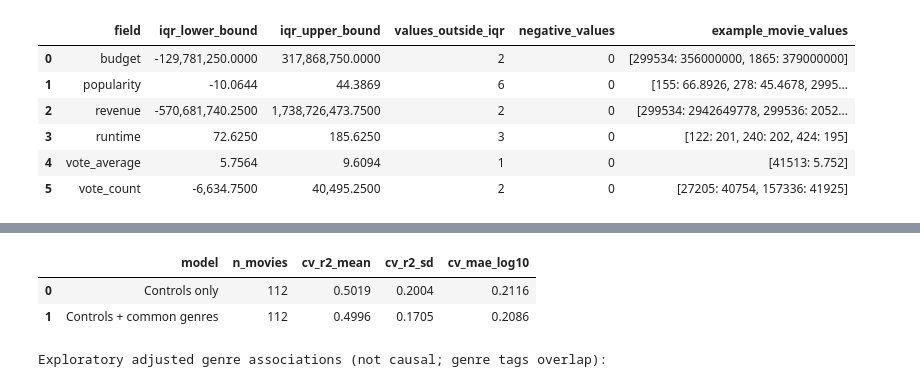
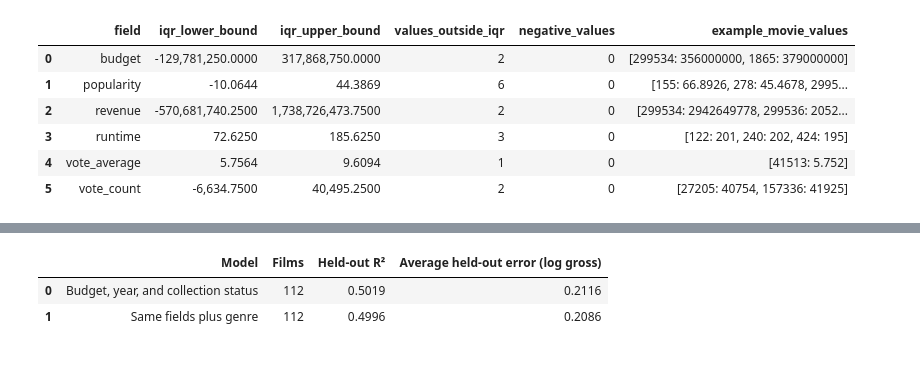
Before and after one commit to ishola-amalitech/streamvault, a Jupyter notebook: notebooks/03_eda_movie_data.ipynb, the cells around one changed output, grey strips where cells are left out. Saved outputs shown, nothing was run; the diff lists cells and outputs as text; code cells hidden in the pictures.

```diff
--- a/notebooks/03_eda_movie_data.ipynb
+++ b/notebooks/03_eda_movie_data.ipynb
@@ -1466,41 +873,40 @@ A category can appear valuable because it tends to occur in newer, higher-budget
 # %%
-# Focus on genres appearing in at least 15 cached movies; keep the cutoff visible and inspect group counts above.
-minimum_genre_movies = 15
-selected_genres = genre_counts.loc[genre_counts.ge(minimum_genre_movies)].index.tolist()
-genre_wide = pd.crosstab(genre_links["movie_id"], genre_links["genre_name"]).reindex(columns=selected_genres, fill_value=0)
-genre_wide.columns = [f"genre_{name.replace(' ', '_')}" for name in genre_wide.columns]
+import numpy as np
+from sklearn.linear_model import LinearRegression
+from sklearn.model_selection import KFold, cross_validate
 
-model_frame = movies[["movie_id", "log_revenue", "log_budget", "release_year", "has_collection"]].merge(
-    genre_wide, left_on="movie_id", right_index=True, how="left"
-)
-genre_feature_columns = list(genre_wide.columns)
-model_frame[genre_feature_columns] = model_frame[genre_feature_columns].fillna(0)
-model_frame = model_frame.dropna(subset=["log_revenue", "log_budget", "release_year"])
-model_frame["has_collection"] = model_frame["has_collection"].astype(int)
-
-control_columns = ["log_budget", "release_year", "has_collection"]
-full_feature_columns = control_columns + genre_feature_columns
-X_control = model_frame[control_columns].to_numpy(dtype=float)
-X_genres = model_frame[full_feature_columns].to_numpy(dtype=float)
-y_log_revenue = model_frame["log_revenue"].to_numpy(dtype=float)
-cv = KFold(n_splits=5, shuffle=True, random_state=42)
-
-model_comparison = []
-for label, X in (("Controls only", X_control), ("Controls + common genres", X_genres)):
-    r2 = cross_val_score(make_pipeline(StandardScaler(), LinearRegression()), X, y_log_revenue, cv=cv, scoring="r2")
-    mae = cross_val_score(make_pipeline(StandardScaler(), LinearRegression()), X, y_log_revenue, cv=cv, scoring="neg_mean_absolute_error")
-    model_comparison.append({"model": label, "n_movies": len(model_frame), "cv_r2_mean": r2.mean(),
-                             "cv_r2_sd": r2.std(), "cv_mae_log10": -mae.mean()})
-display(pd.DataFrame(model_comparison).round(4))
-
-full_model = LinearRegression().fit(X_genres, y_log_revenue)
-genre_effects = pd.DataFrame({"feature": full_feature_columns, "coefficient_log10_revenue": full_model.coef_})
-genre_effects = genre_effects.loc[genre_effects["feature"].str.startswith("genre_")].copy()
-genre_effects["approx_percent_difference_vs_no_tag"] = (10 ** genre_effects["coefficient_log10_revenue"] - 1) * 100
-print("Exploratory adjusted genre associations (not causal; genre tags overlap):")
-display(genre_effects.sort_values("coefficient_log10_revenue", ascending=False).round(3))
+# Fit both versions on the same films so any difference comes from adding the tags.
+model_films = films.dropna(subset=["budget", "revenue", "release_year"]).set_index("movie_id")
+genre_flags = pd.crosstab(genre_links["movie_id"], genre_links["genre_id"])
+genre_flags = genre_flags.reindex(index=model_films.index, fill_value=0)
+common_genres = genre_flags.loc[:, genre_flags.sum().ge(15)]
+if len(model_films) < 10 or common_genres.empty:
+    print("Too few films or common tags to compare the two models.")
+else:
+    controls = pd.DataFrame({
+        "log_budget": np.log10(model_films["budget"]),
+        "release_year": model_films["release_year"],
+        "has_collection": model_films["collection_id"].notna(),
+    })
+    target = np.log10(model_films["revenue"])
+    folds = KFold(n_splits=5, shuffle=True, random_state=42)
+    model_results = []
+    for label, features in (
+        ("Budget, year, and collection status", controls),
+        ("Same fields plus genre", controls.join(common_genres, validate="one_to_one")),
+    ):
+        scores = cross_validate(
+            LinearRegression(), features.to_numpy(dtype=float), target, cv=folds,
+            scoring={"r2": "r2", "error": "neg_mean_absolute_error"},
+        )
+        model_results.append({
+            "Model": label,
+            "Films": len(model_films),
+            "Held-out R²": scores["test_r2"].mean(),
+            "Average held-out error (log gross)": -scores["test_error"].mean(),
+        })
+    display(pd.DataFrame(model_results).round(4))
 # %% [output]
-|  | model | n_movies | cv_r2_mean | cv_r2_sd | cv_mae_log10 |
-| 0 | Controls only | 112 | 0.5019 | 0.2004 | 0.2116 |
-| 1 | Controls + common genres | 112 | 0.4996 | 0.1705 | 0.2086 |
+|  | Model | Films | Held-out R² | Average held-out error (log gross) |
+| 0 | Budget, year, and collection status | 112 | 0.5019 | 0.2116 |
+| 1 | Same fields plus genre | 112 | 0.4996 | 0.2086 |
-Exploratory adjusted genre associations (not causal; genre tags overlap):
```
Also changed, not shown: parts of 50 cells of this notebook, 8 other files.
